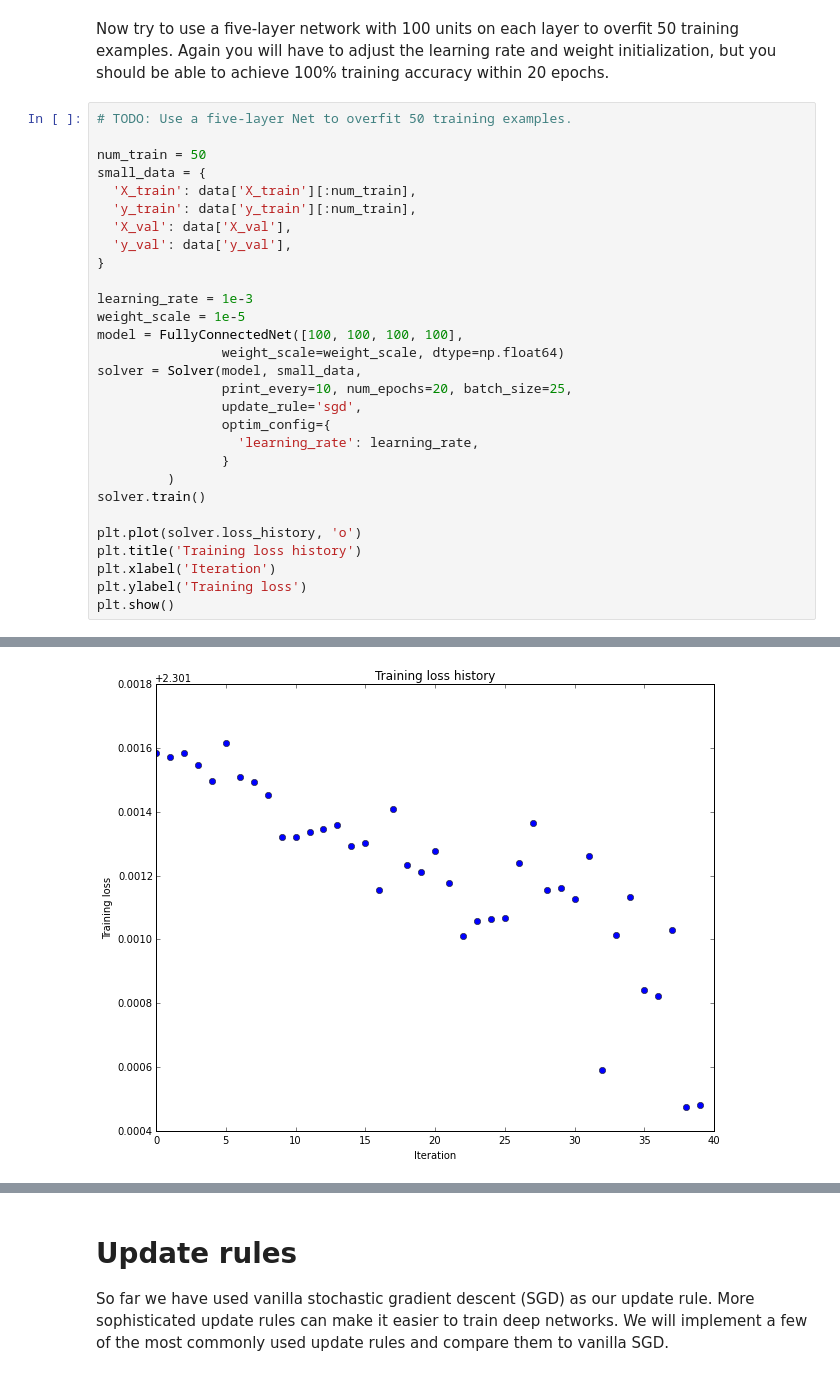
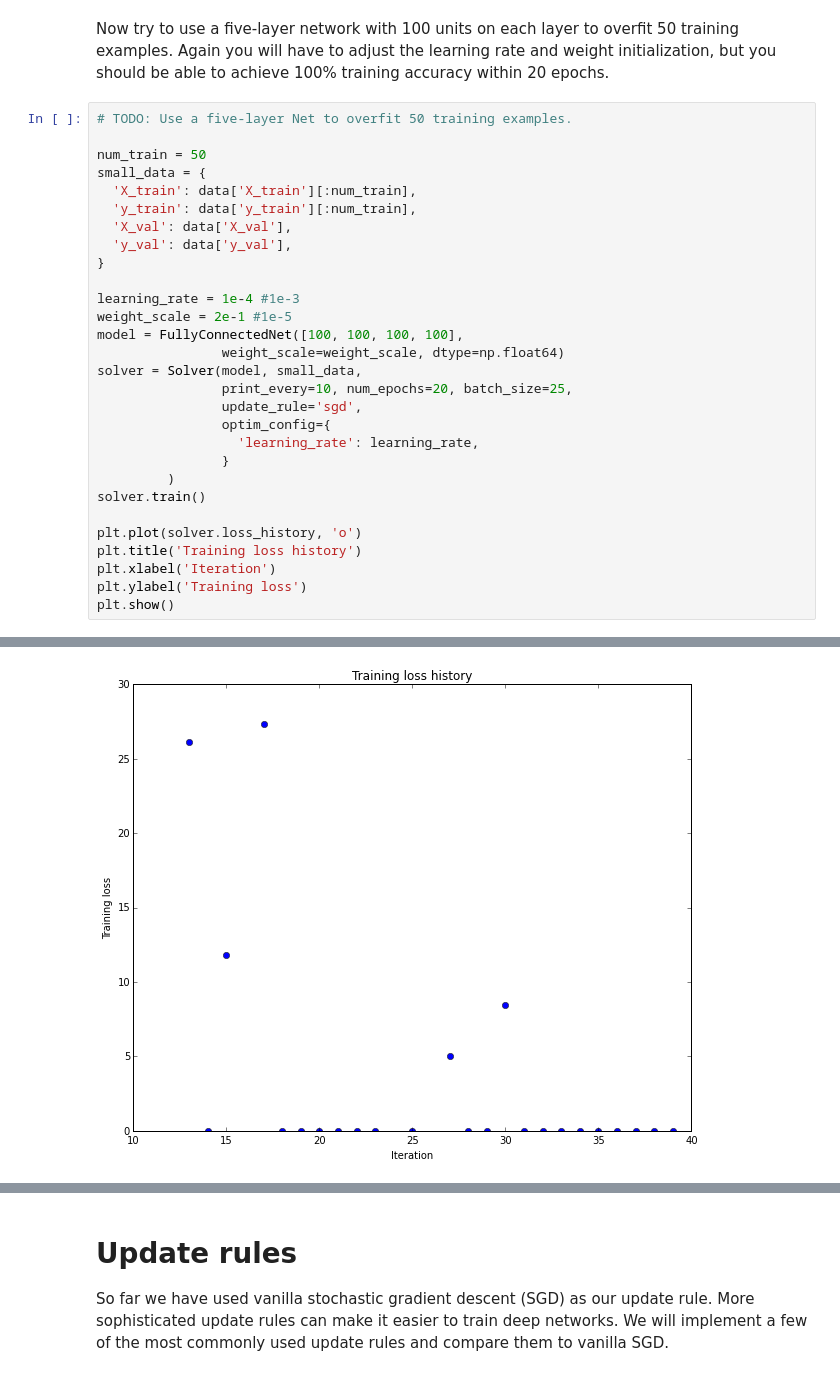
Before and after one commit to nrailgun/Daily, a Jupyter notebook: cnnvr/assignment2/FullyConnectedNets.ipynb, the cells around one changed output, grey strips where cells are left out. Drawn from its saved outputs; the diff is of its cells as text.

```diff
--- a/cnnvr/assignment2/FullyConnectedNets.ipynb
+++ b/cnnvr/assignment2/FullyConnectedNets.ipynb
@@ -488,8 +488,8 @@ small_data = {
   'y_val': data['y_val'],
 }
 
-learning_rate = 1e-3
-weight_scale = 1e-5
+learning_rate = 1e-4 #1e-3
+weight_scale = 2e-1 #1e-5
 model = FullyConnectedNet([100, 100, 100, 100],
                 weight_scale=weight_scale, dtype=np.float64)
 solver = Solver(model, small_data,
@@ -527,4 +527,4 @@ plt.show()
-[figure, old version]
+[figure, new version]
 # %% [markdown]
 # Inline question:
 Did you notice anything about the comparative difficulty of training the three-layer net vs training the five layer net?
```
Also changed, not shown: parts of 4 cells of this notebook, 1 other file.
